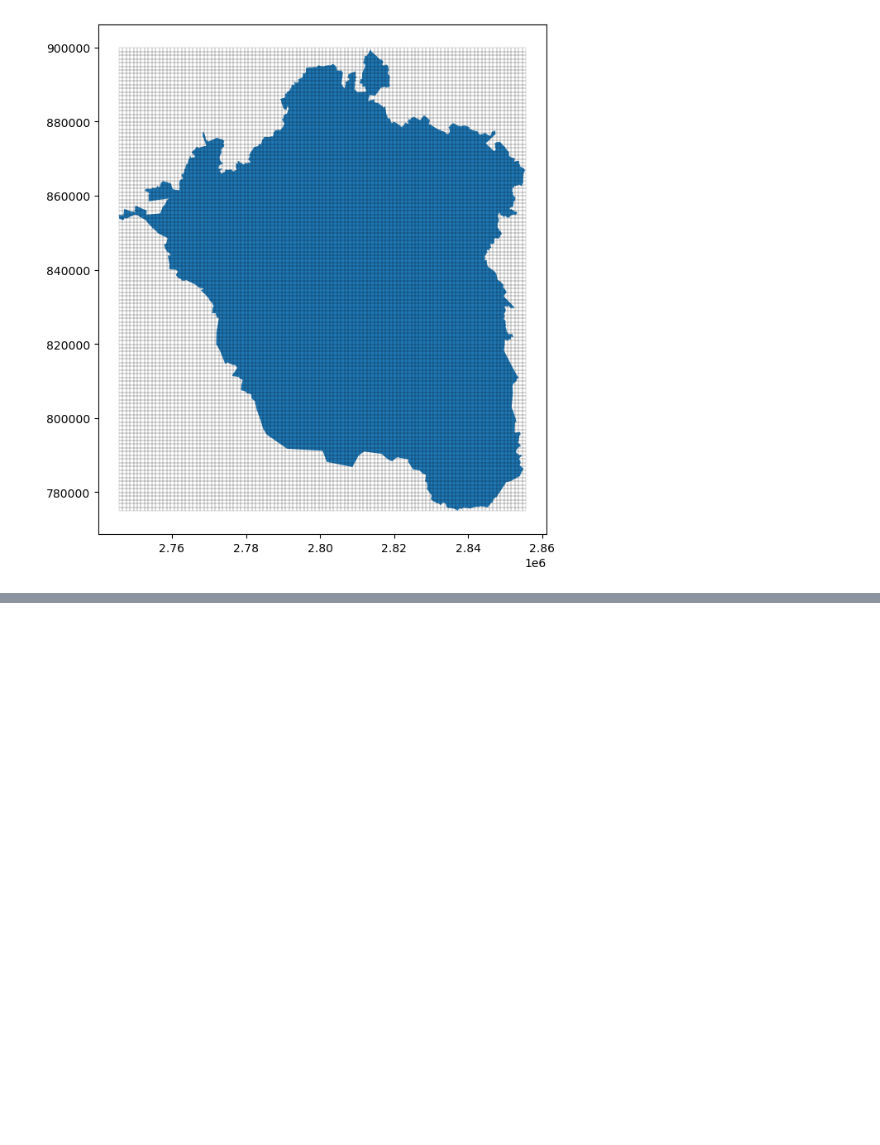
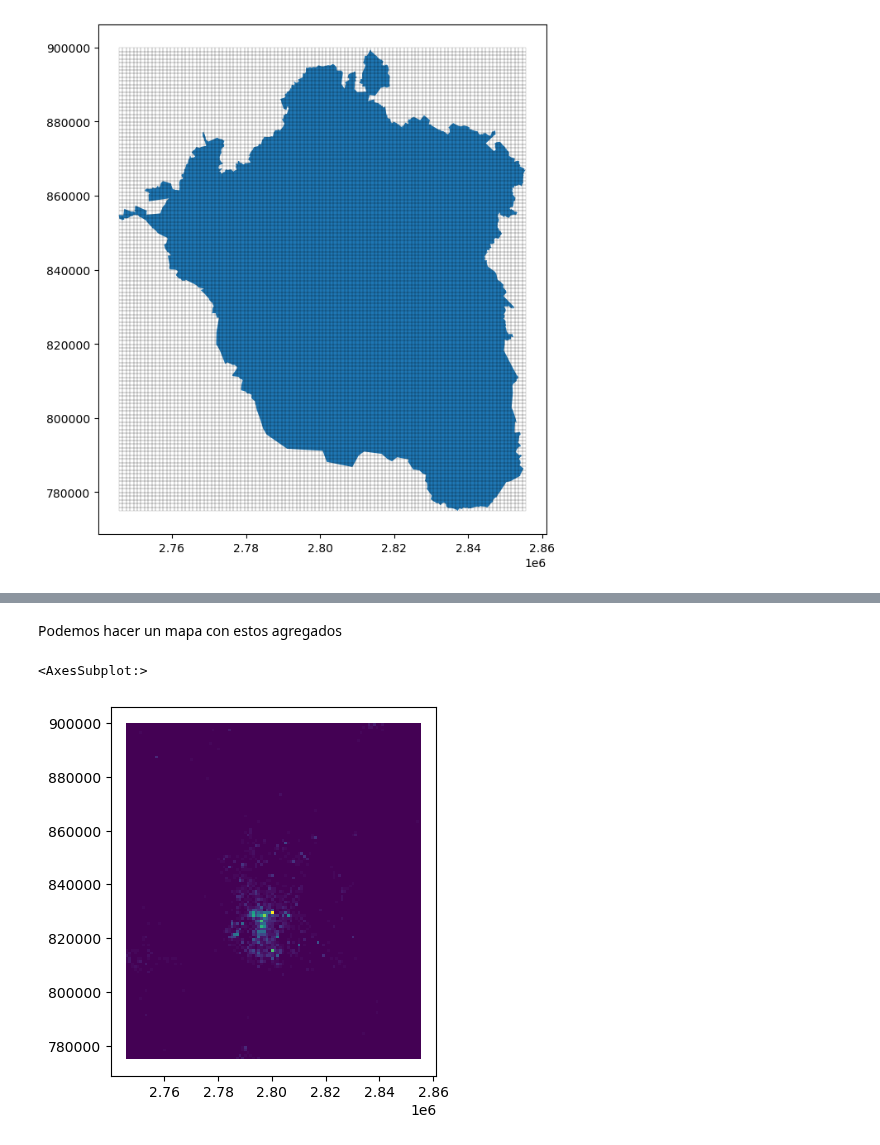
Before and after one commit to CentroGeo/pyLandUseMX, a Jupyter notebook: 01_mallas.ipynb, the cells around one changed output, grey strips where cells are left out. Saved outputs shown, nothing was run; the diff lists cells and outputs as text; code cells hidden in the pictures; blank space fills up the shorter version.

Commit message:
Función puntos_a_malla.

```diff
--- a/01_mallas.ipynb
+++ b/01_mallas.ipynb
@@ -40,7 +40,11 @@ def grid_from_layer(layer: gpd.GeoDataFrame, # Capa que define la extensión esp
         for y in rows[:-1]:
             polygons.append(Polygon([(x,y), (x + size, y), (x + size, y + size), (x, y + size)]))
 
-    grid = gpd.GeoDataFrame({'geometry':polygons}).set_crs(layer.crs)
+    grid = (gpd
+           .GeoDataFrame({'geometry':polygons})
+           .set_crs(layer.crs)
+           .reset_index()
+           .rename({'index':'grid_id'}, axis=1))
     return grid
 # %% [markdown]
 Probemos la función utilizando los polígonos de las 100 ciudades más grandes de Mérxico y seleccionando uno.
@@ -65,0 +74,18 @@ malla.boundary.plot(ax=ax, edgecolor="black", linewidth=0.1)
+# %%
+#| export
+def puntos_a_malla(grid:gpd.GeoDataFrame, # La malla en la que se va a agregar
+                   puntos:gpd.GeoDataFrame # La capa de puntos a agregar
+                   )-> gpd.GeoDataFrame:
+    if grid.crs != puntos.crs:
+        puntos = puntos.to_crs(grid.crs)
+    agregado = (puntos
+                .to_crs(malla.crs)
+                .sjoin(malla)
+                .groupby('grid_id')
+                .size()
+                .reset_index()
+                .rename({0:'cuenta'}, axis=1)
+                .merge(malla, on='grid_id', how='right').fillna(0))
+    agregado = (gpd.GeoDataFrame(agregado)
+               .set_crs(malla.crs))
+    return agregado
@@ -65,0 +94,4 @@ malla.boundary.plot(ax=ax, edgecolor="black", linewidth=0.1)
+# %%
+puntos = gpd.read_file("datos/points_sample.zip")
+agregados = puntos_a_malla(malla, puntos)
+agregados
@@ -65,0 +112,7 @@ malla.boundary.plot(ax=ax, edgecolor="black", linewidth=0.1)
+# %% [markdown]
+Podemos hacer un mapa con estos agregados
+# %%
+agregados.plot('cuenta')
+# %% [output]
+<AxesSubplot:>
+[figure, added]
```
Also changed, not shown: parts of 3 cells of this notebook, 4 other files.
